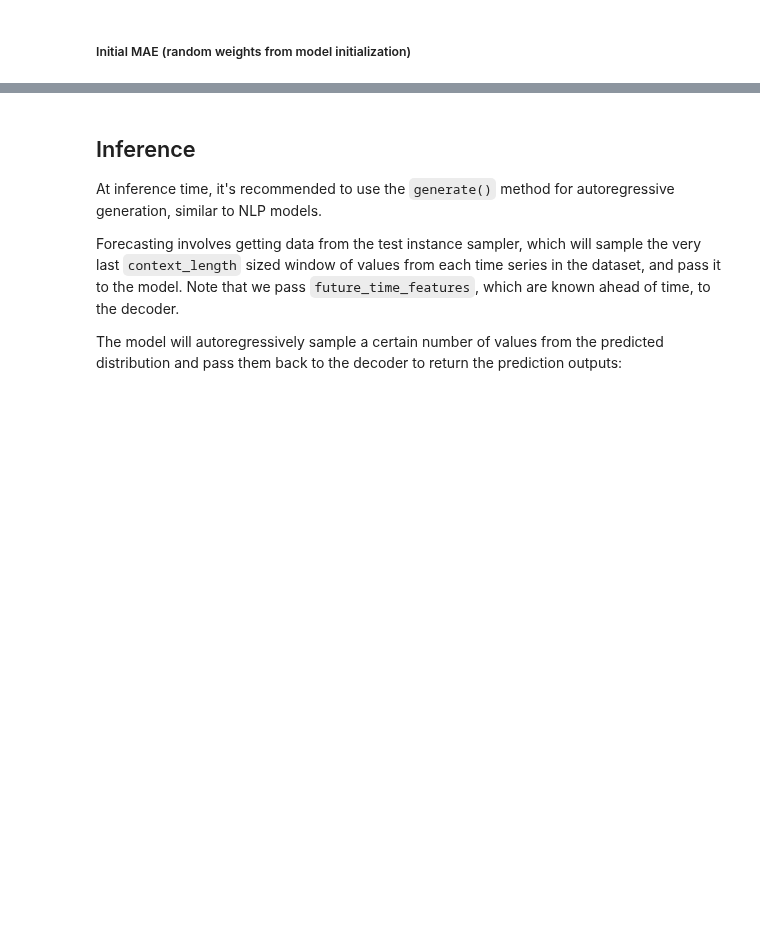
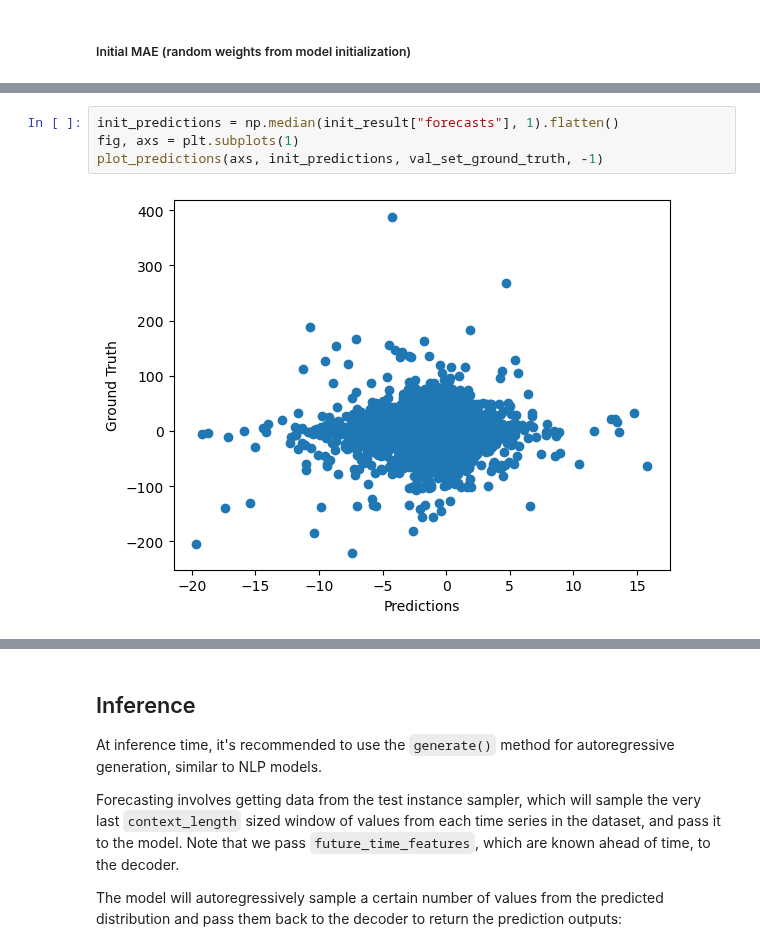
Before and after one commit to florencetsang/optiver2023, a Jupyter notebook: florence/time-series-transformer.ipynb, the cells around one changed output, grey strips where cells are left out. Saved outputs shown, nothing was run; the diff lists cells and outputs as text; blank space fills up the shorter version.

```diff
--- a/florence/time-series-transformer.ipynb
+++ b/florence/time-series-transformer.ipynb
@@ -1071,0 +1112,6 @@ def eval_epoch(model):
+# %%
+init_predictions = np.median(init_result["forecasts"], 1).flatten()
+fig, axs = plt.subplots(1)
+plot_predictions(axs, init_predictions, val_set_ground_truth, -1)
+# %% [output]
+[figure, added]
```
Also changed, not shown: parts of 22 cells of this notebook.
